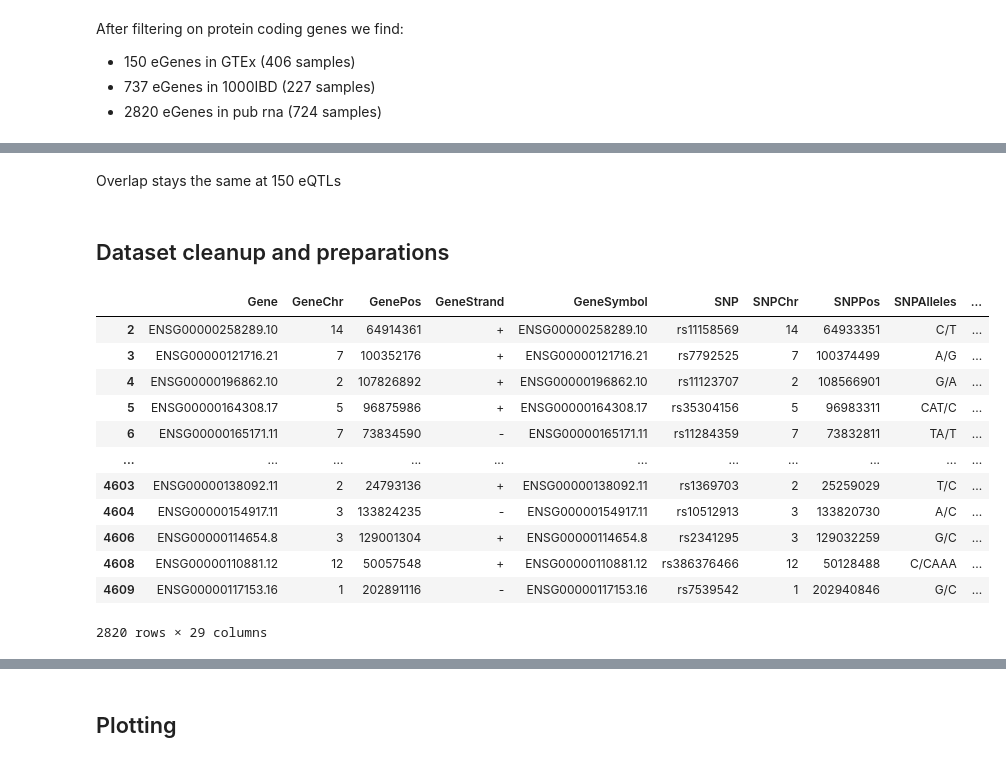
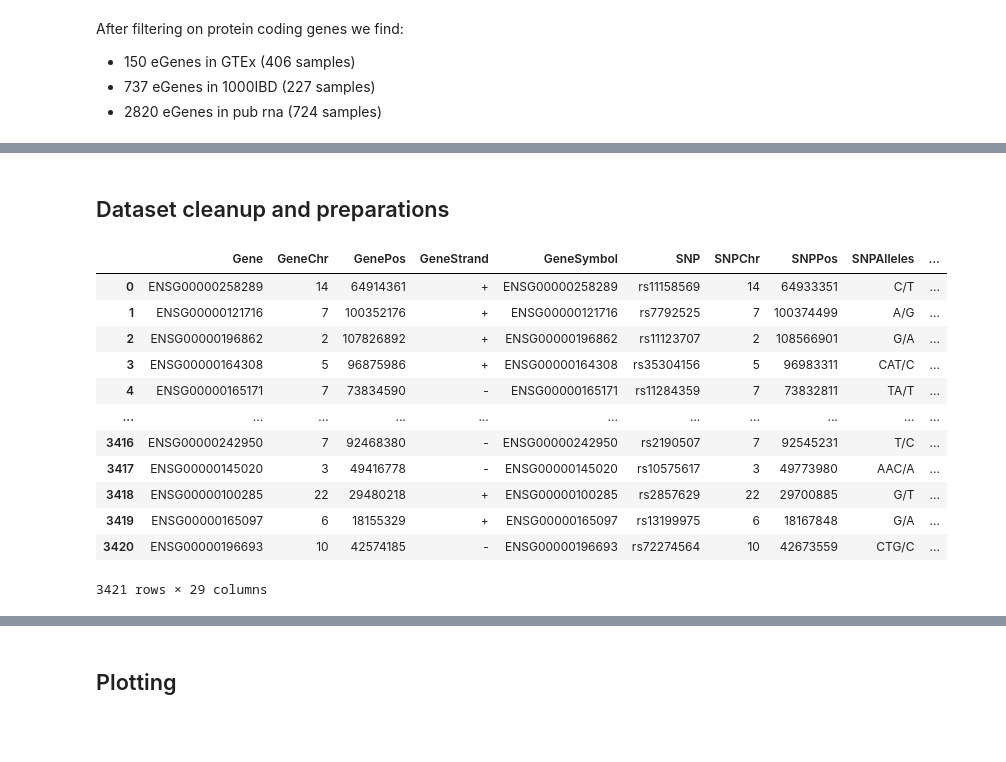
Before and after one commit to PRiesebos/DSLS-Genetics-Internship-Scripts, a Jupyter notebook: jupyter_notebooks/mbQTL_output_protein_coding_filtered_inspection.ipynb, the cells around one changed output, grey strips where cells are left out. Drawn from its saved outputs; the diff is of its cells as text; code cells hidden in the pictures; blank space fills up the shorter version.

```diff
--- a/jupyter_notebooks/mbQTL_output_protein_coding_filtered_inspection.ipynb
+++ b/jupyter_notebooks/mbQTL_output_protein_coding_filtered_inspection.ipynb
@@ -17,0 +21,4 @@ from scipy.stats import pearsonr
+# %%
+# pub rna mbQTL output (summary stats) before and after qvalue filter
+pub_rna_new_qvalue = pd.read_csv("/groups/umcg-fg/tmp04/projects/gut-bulk/ongoing/2024-02-07-GutPublicRNASeq/datasets/pub_rna/mbqtl_output_pub_rna_exp_fixed/merged_topeffects_qvalue.txt", sep='\t')
+pub_rna_new = pd.read_csv("/groups/umcg-fg/tmp04/projects/gut-bulk/ongoing/2024-02-07-GutPublicRNASeq/datasets/pub_rna/mbqtl_output_pub_rna_exp_fixed/merged_topeffects_final.txt", sep='\t')
@@ -249,24 +211,22 @@ Name: count, dtype: int64
-# %% [markdown]
-Overlap stays the same at 150 eQTLs
 # %% [markdown]
 ## Dataset cleanup and preparations
 # %%
-filtered_mbqtl = pub_rna[pub_rna["Gene"].isin(genes["Gene"])]
+filtered_mbqtl = pub_rna_new.copy()
 filtered_mbqtl
 # %% [output]
 |  | Gene | GeneChr | GenePos | GeneStrand | GeneSymbol | SNP | SNPChr | SNPPos | SNPAlleles | ... |
-| 2 | ENSG00000258289.10 | 14 | 64914361 | + | ENSG00000258289.10 | rs11158569 | 14 | 64933351 | C/T | ... |
-| 3 | ENSG00000121716.21 | 7 | 100352176 | + | ENSG00000121716.21 | rs7792525 | 7 | 100374499 | A/G | ... |
-| 4 | ENSG00000196862.10 | 2 | 107826892 | + | ENSG00000196862.10 | rs11123707 | 2 | 108566901 | G/A | ... |
-| 5 | ENSG00000164308.17 | 5 | 96875986 | + | ENSG00000164308.17 | rs35304156 | 5 | 96983311 | CAT/C | ... |
-| 6 | ENSG00000165171.11 | 7 | 73834590 | - | ENSG00000165171.11 | rs11284359 | 7 | 73832811 | TA/T | ... |
+| 0 | ENSG00000258289 | 14 | 64914361 | + | ENSG00000258289 | rs11158569 | 14 | 64933351 | C/T | ... |
+| 1 | ENSG00000121716 | 7 | 100352176 | + | ENSG00000121716 | rs7792525 | 7 | 100374499 | A/G | ... |
+| 2 | ENSG00000196862 | 2 | 107826892 | + | ENSG00000196862 | rs11123707 | 2 | 108566901 | G/A | ... |
+| 3 | ENSG00000164308 | 5 | 96875986 | + | ENSG00000164308 | rs35304156 | 5 | 96983311 | CAT/C | ... |
+| 4 | ENSG00000165171 | 7 | 73834590 | - | ENSG00000165171 | rs11284359 | 7 | 73832811 | TA/T | ... |
 | ... | ... | ... | ... | ... | ... | ... | ... | ... | ... | ... |
-| 4603 | ENSG00000138092.11 | 2 | 24793136 | + | ENSG00000138092.11 | rs1369703 | 2 | 25259029 | T/C | ... |
-| 4604 | ENSG00000154917.11 | 3 | 133824235 | - | ENSG00000154917.11 | rs10512913 | 3 | 133820730 | A/C | ... |
-| 4606 | ENSG00000114654.8 | 3 | 129001304 | + | ENSG00000114654.8 | rs2341295 | 3 | 129032259 | G/C | ... |
-| 4608 | ENSG00000110881.12 | 12 | 50057548 | + | ENSG00000110881.12 | rs386376466 | 12 | 50128488 | C/CAAA | ... |
-| 4609 | ENSG00000117153.16 | 1 | 202891116 | - | ENSG00000117153.16 | rs7539542 | 1 | 202940846 | G/C | ... |
+| 3416 | ENSG00000242950 | 7 | 92468380 | - | ENSG00000242950 | rs2190507 | 7 | 92545231 | T/C | ... |
+| 3417 | ENSG00000145020 | 3 | 49416778 | - | ENSG00000145020 | rs10575617 | 3 | 49773980 | AAC/A | ... |
+| 3418 | ENSG00000100285 | 22 | 29480218 | + | ENSG00000100285 | rs2857629 | 22 | 29700885 | G/T | ... |
+| 3419 | ENSG00000165097 | 6 | 18155329 | + | ENSG00000165097 | rs13199975 | 6 | 18167848 | G/A | ... |
+| 3420 | ENSG00000196693 | 10 | 42574185 | - | ENSG00000196693 | rs72274564 | 10 | 42673559 | CTG/C | ... |
-2820 rows × 29 columns
+3421 rows × 29 columns
 # %%
 # ERP113396.ERP114636.SRP063496.SRP068609.SRP077046.SRP096757.SRP129004.SRP155976.SRP189239
 filtered_mbqtl.columns = ['Gene', 'GeneChr', 'GenePos', 'GeneStrand', 'GeneSymbol', 'SNP',
```
Also changed, not shown: parts of 44 cells of this notebook, 4 other files.
